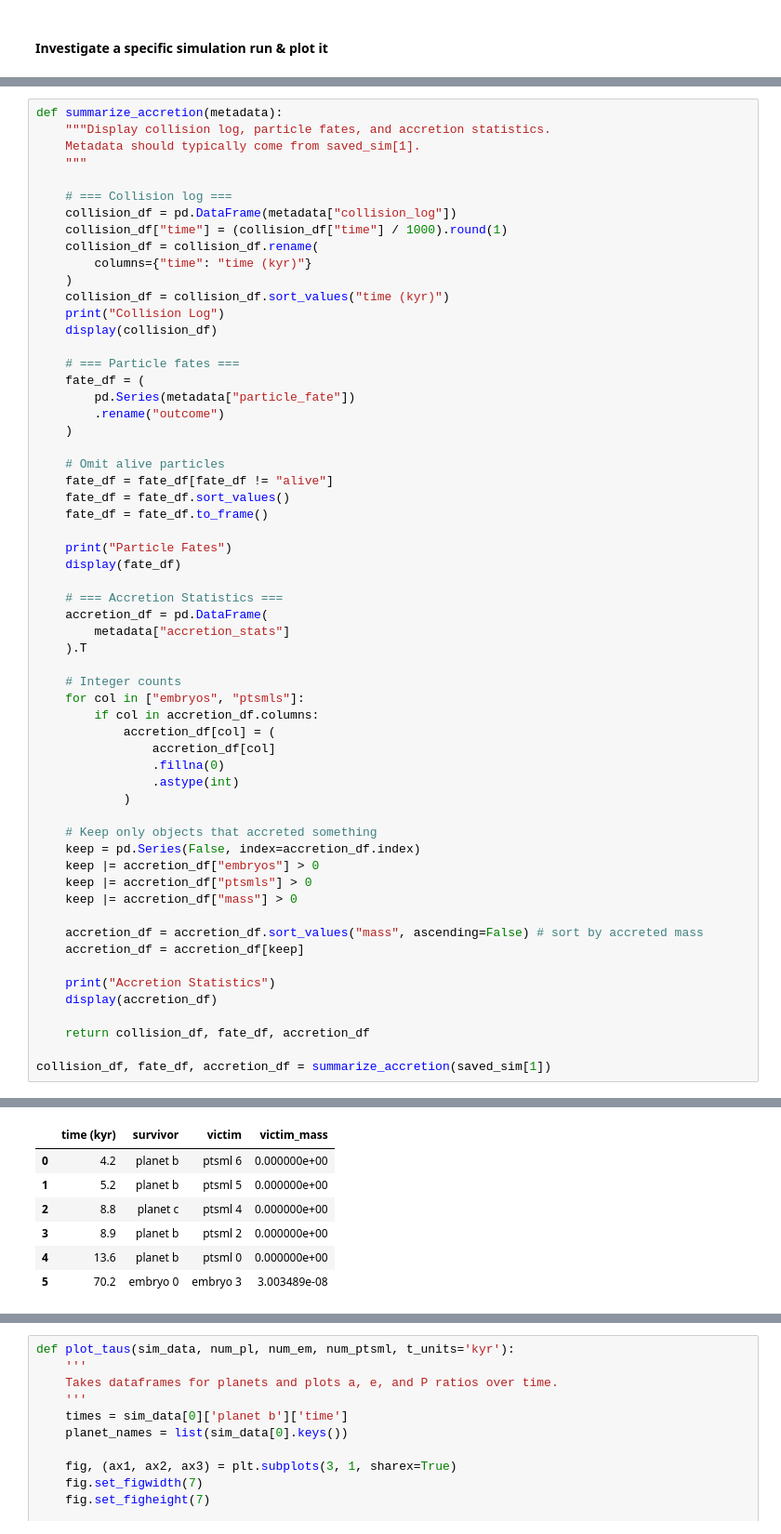
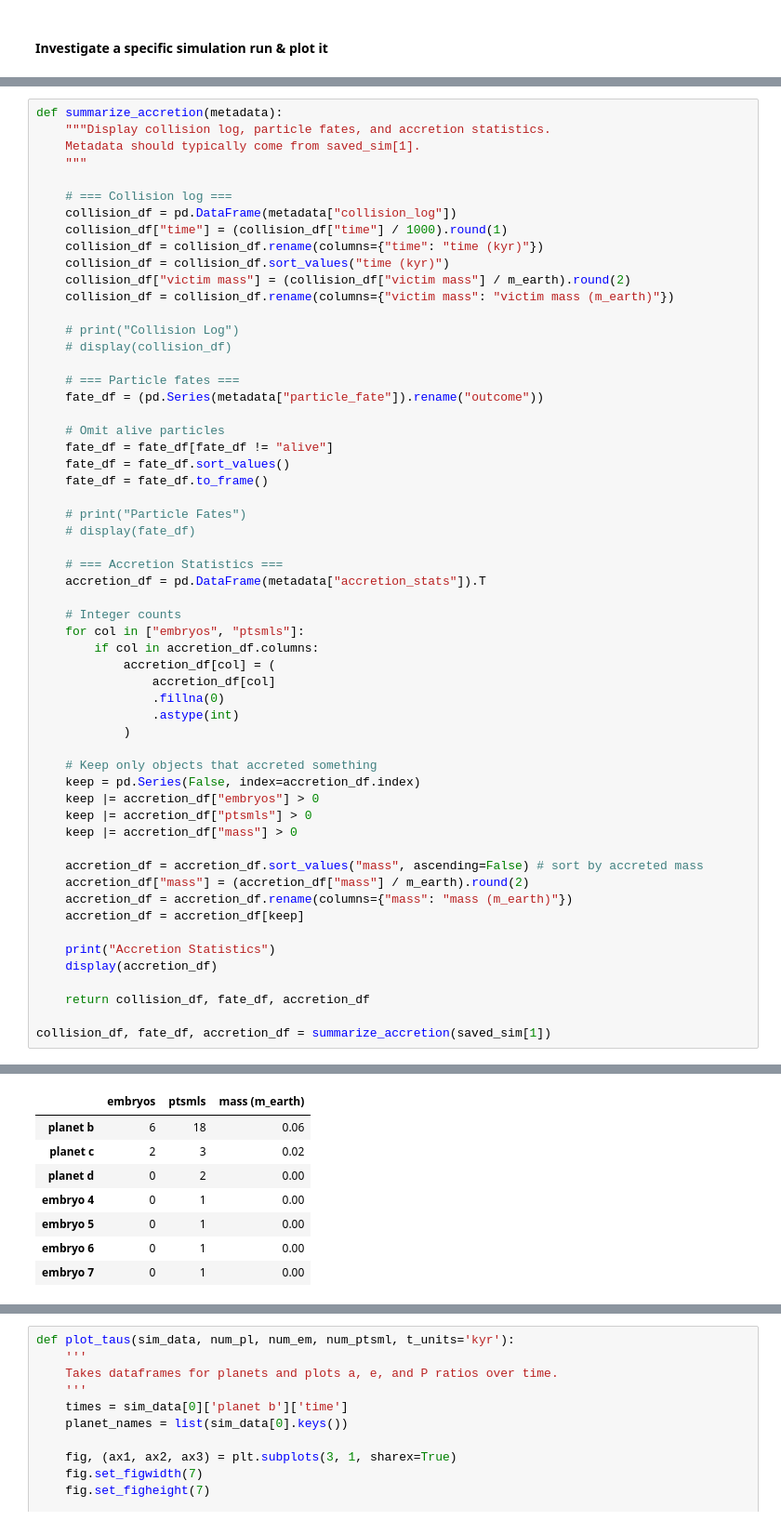
Before and after one commit to dchen10Git/uh-ifa-reu-2026, a Jupyter notebook: pilot.ipynb, the cells around one changed output, grey strips where cells are left out. Shown at 93% size. Drawn from its saved outputs; the diff is of its cells as text.

```diff
--- a/pilot.ipynb
+++ b/pilot.ipynb
@@ -228,31 +226,27 @@ def summarize_accretion(metadata):
     # === Collision log ===
     collision_df = pd.DataFrame(metadata["collision_log"])
     collision_df["time"] = (collision_df["time"] / 1000).round(1)
-    collision_df = collision_df.rename(
-        columns={"time": "time (kyr)"}
-    )
+    collision_df = collision_df.rename(columns={"time": "time (kyr)"})
     collision_df = collision_df.sort_values("time (kyr)")
-    print("Collision Log")
-    display(collision_df)
+    collision_df["victim mass"] = (collision_df["victim mass"] / m_earth).round(2)
+    collision_df = collision_df.rename(columns={"victim mass": "victim mass (m_earth)"})
+
+    # print("Collision Log")
+    # display(collision_df)
 
     # === Particle fates ===
-    fate_df = (
-        pd.Series(metadata["particle_fate"])
-        .rename("outcome")
-    )
+    fate_df = (pd.Series(metadata["particle_fate"]).rename("outcome"))
 
     # Omit alive particles
     fate_df = fate_df[fate_df != "alive"]
     fate_df = fate_df.sort_values()
     fate_df = fate_df.to_frame()
 
-    print("Particle Fates")
-    display(fate_df)
+    # print("Particle Fates")
+    # display(fate_df)
 
     # === Accretion Statistics ===
-    accretion_df = pd.DataFrame(
-        metadata["accretion_stats"]
-    ).T
+    accretion_df = pd.DataFrame(metadata["accretion_stats"]).T
 
     # Integer counts
     for col in ["embryos", "ptsmls"]:
@@ -270,6 +264,8 @@ def summarize_accretion(metadata):
     keep |= accretion_df["mass"] > 0
 
     accretion_df = accretion_df.sort_values("mass", ascending=False) # sort by accreted mass
+    accretion_df["mass"] = (accretion_df["mass"] / m_earth).round(2)
+    accretion_df = accretion_df.rename(columns={"mass": "mass (m_earth)"})
     accretion_df = accretion_df[keep]
 
     print("Accretion Statistics")
@@ -283,7 +279,8 @@ Collision Log
-|  | time (kyr) | survivor | victim | victim_mass |
-| 0 | 4.2 | planet b | ptsml 6 | 0.000000e+00 |
-| 1 | 5.2 | planet b | ptsml 5 | 0.000000e+00 |
-| 2 | 8.8 | planet c | ptsml 4 | 0.000000e+00 |
-| 3 | 8.9 | planet b | ptsml 2 | 0.000000e+00 |
-| 4 | 13.6 | planet b | ptsml 0 | 0.000000e+00 |
-| 5 | 70.2 | embryo 0 | embryo 3 | 3.003489e-08 |
+|  | embryos | ptsmls | mass (m_earth) |
+| planet b | 6 | 18 | 0.06 |
+| planet c | 2 | 3 | 0.02 |
+| planet d | 0 | 2 | 0.00 |
+| embryo 4 | 0 | 1 | 0.00 |
+| embryo 5 | 0 | 1 | 0.00 |
+| embryo 6 | 0 | 1 | 0.00 |
+| embryo 7 | 0 | 1 | 0.00 |
```
Also changed, not shown: parts of 5 cells of this notebook, 1 other file.
